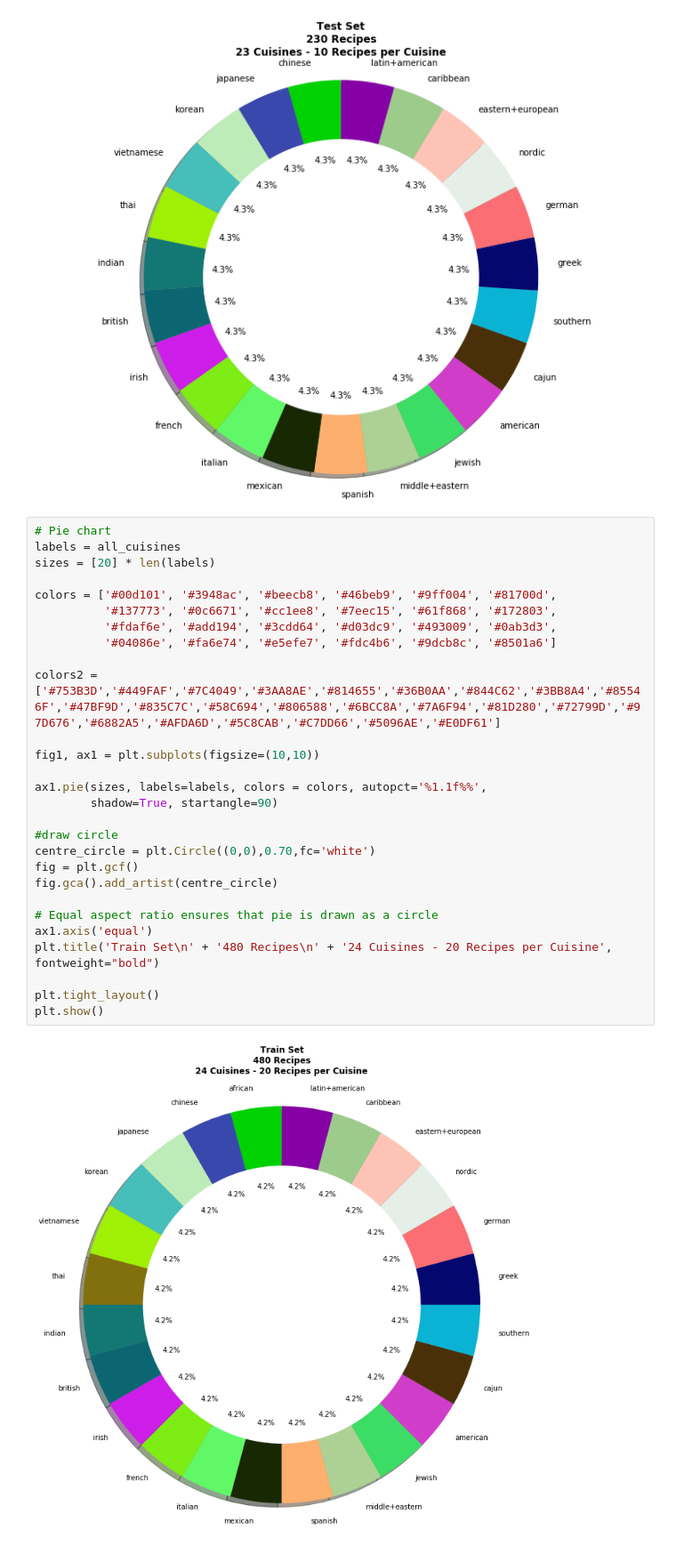
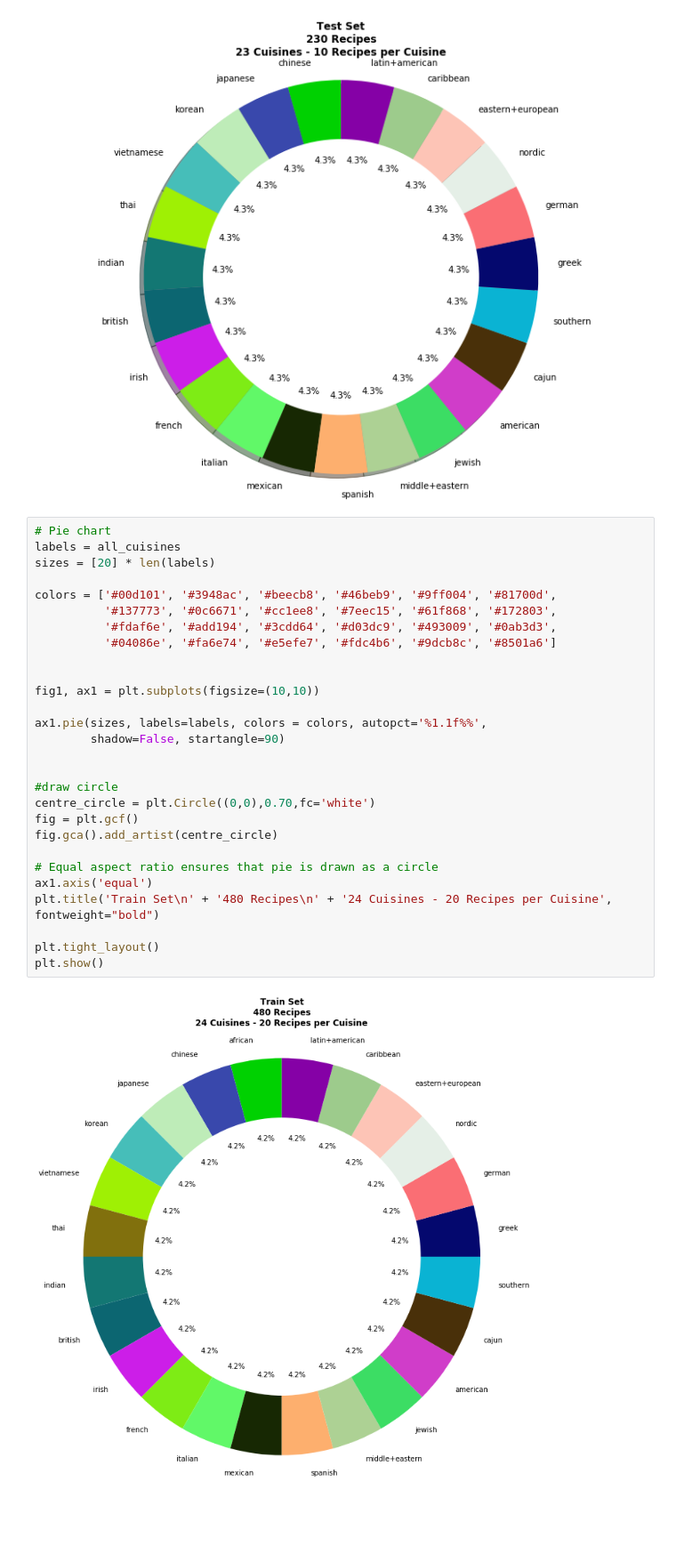
Before and after one commit to katieeloe/capstone2, a Jupyter notebook: notebooks/test_3.ipynb, the cells around one changed output. Shown: that part at 89% size. Drawn from its saved outputs; the diff is of its cells as text; blank space fills up the shorter version.

```diff
--- a/notebooks/test_3.ipynb
+++ b/notebooks/test_3.ipynb
@@ -277,30 +282,30 @@ plt.show()
 # %%
 # Pie chart
 labels = all_cuisines
 sizes = [20] * len(labels)
 
 colors = ['#00d101', '#3948ac', '#beecb8', '#46beb9', '#9ff004', '#81700d',
           '#137773', '#0c6671', '#cc1ee8', '#7eec15', '#61f868', '#172803',
           '#fdaf6e', '#add194', '#3cdd64', '#d03dc9', '#493009', '#0ab3d3',
           '#04086e', '#fa6e74', '#e5efe7', '#fdc4b6', '#9dcb8c', '#8501a6']
 
-colors2 = ['#753B3D','#449FAF','#7C4049','#3AA8AE','#814655','#36B0AA','#844C62','#3BB8A4','#85546F','#47BF9D','#835C7C','#58C694','#806588','#6BCC8A','#7A6F94','#81D280','#72799D','#97D676','#6882A5','#AFDA6D','#5C8CAB','#C7DD66','#5096AE','#E0DF61']
 
 fig1, ax1 = plt.subplots(figsize=(10,10))
 
 ax1.pie(sizes, labels=labels, colors = colors, autopct='%1.1f%%',
-        shadow=True, startangle=90)
+        shadow=False, startangle=90)
+
 
 #draw circle
 centre_circle = plt.Circle((0,0),0.70,fc='white')
 fig = plt.gcf()
 fig.gca().add_artist(centre_circle)
 
 # Equal aspect ratio ensures that pie is drawn as a circle
 ax1.axis('equal')
 plt.title('Train Set\n' + '480 Recipes\n' + '24 Cuisines - 20 Recipes per Cuisine', fontweight="bold")
 
 plt.tight_layout()
 plt.show()
 # %% [output]
-[figure, old version]
+[figure, new version]
```
Also changed, not shown: parts of 2 cells of this notebook, 16 other files.
